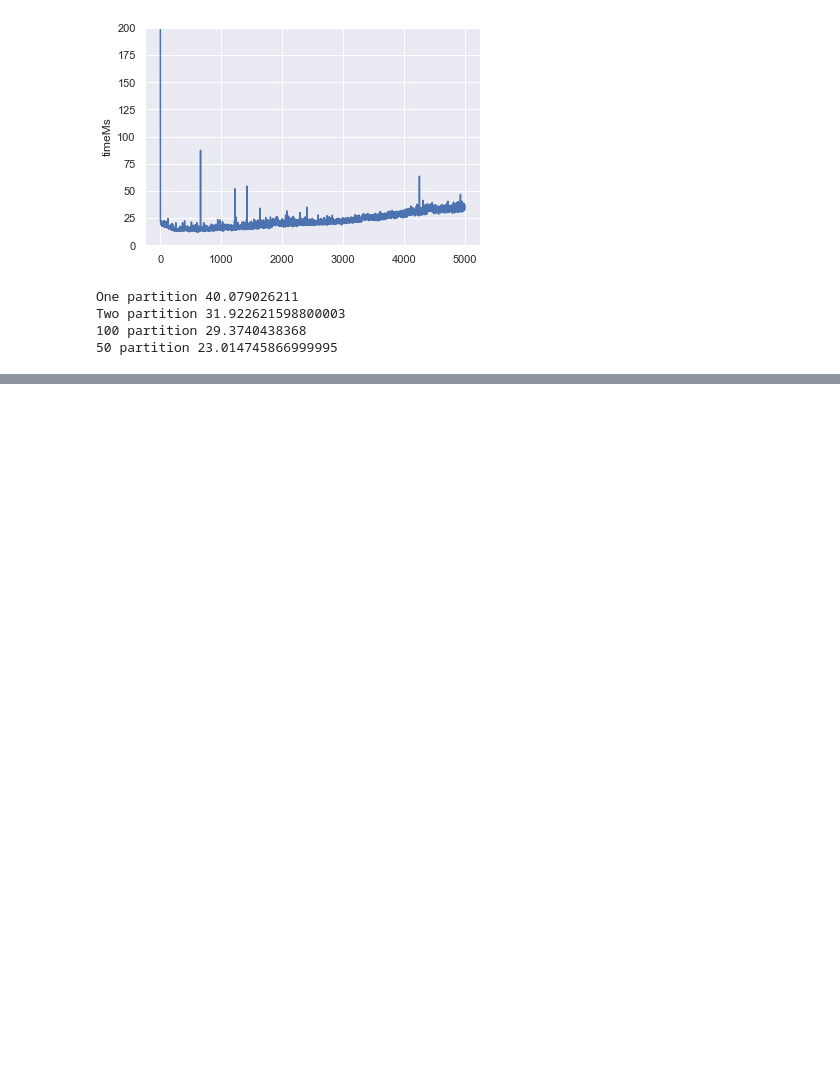
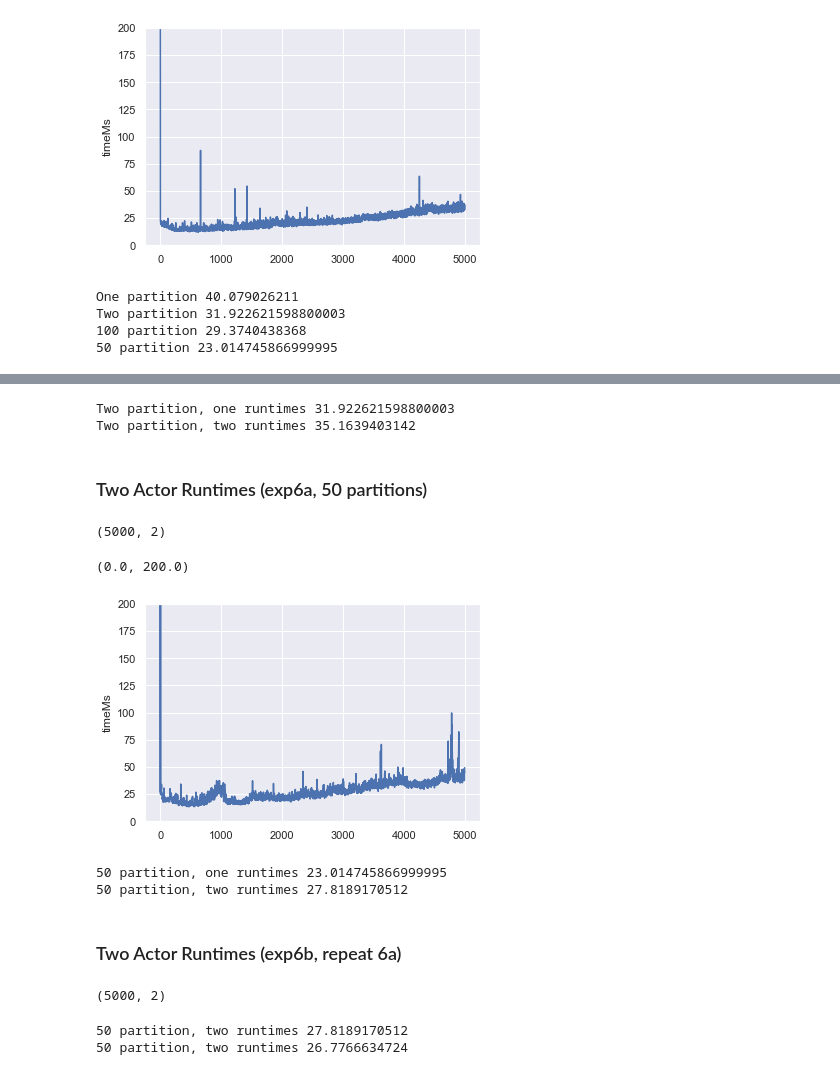
Before and after one commit to MoeweX/java-sdk, a Jupyter notebook: examples/experiments/plot.ipynb, the cells around one changed output, grey strips where cells are left out. Saved outputs shown, nothing was run; the diff lists cells and outputs as text; code cells hidden in the pictures; blank space fills up the shorter version.

```diff
--- a/examples/experiments/plot.ipynb
+++ b/examples/experiments/plot.ipynb
@@ -133,0 +148,46 @@ Two partition 31.922621598800003
+# %%
+avg4 = df_exp4['timeMs'].mean()
+avg6 = df_exp6['timeMs'].mean()
+print('Two partition, one runtimes ' + str(avg4))
+print('Two partition, two runtimes ' + str(avg6))
+# %% [output]
+Two partition, one runtimes 31.922621598800003
+Two partition, two runtimes 35.1639403142
+# %% [markdown]
+### Two Actor Runtimes (exp6a, 50 partitions)
+# %%
+df_exp6a = pd.read_csv('exp6a.csv', sep=';')
+df_exp6a.shape
+# %% [output]
+(5000, 2)
+# %%
+df_exp6a['timeMs'] = df_exp6a['timeNs'] / 1000 / 1000
+ax = sns.lineplot(data=df_exp6a['timeMs'])
+ax.set_ylim(0, 200)
+# %% [output]
+(0.0, 200.0)
+[figure, added]
+# %%
+avg5a = df_exp5a['timeMs'].mean()
+avg6a = df_exp6a['timeMs'].mean()
+print('50 partition, one runtimes ' + str(avg5a))
+print('50 partition, two runtimes ' + str(avg6a))
+# %% [output]
+50 partition, one runtimes 23.014745866999995
+50 partition, two runtimes 27.8189170512
+# %% [markdown]
+### Two Actor Runtimes (exp6b, repeat 6a)
+# %%
+df_exp6b = pd.read_csv('exp6b.csv', sep=';')
+df_exp6b.shape
+# %% [output]
+(5000, 2)
+# %%
+df_exp6b['timeMs'] = df_exp6b['timeNs'] / 1000 / 1000
+avg6a = df_exp6a['timeMs'].mean()
+avg6b = df_exp6b['timeMs'].mean()
+print('50 partition, two runtimes ' + str(avg6a))
+print('50 partition, two runtimes ' + str(avg6b))
+# %% [output]
+50 partition, two runtimes 27.8189170512
+50 partition, two runtimes 26.7766634724
```
Also changed, not shown: parts of 3 cells of this notebook, 6 other files.
